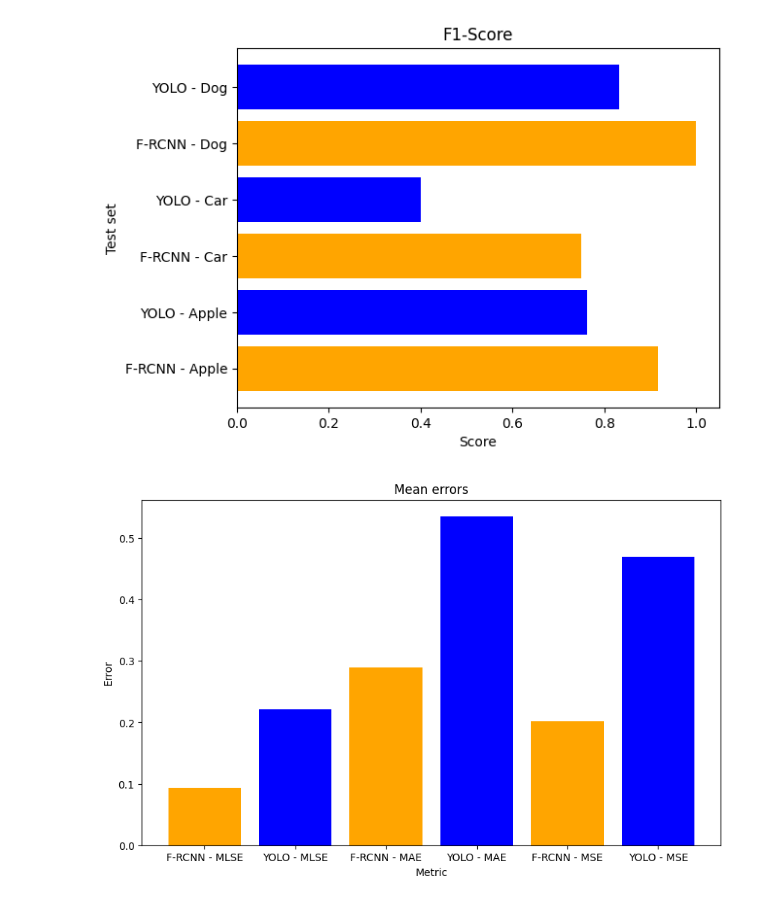
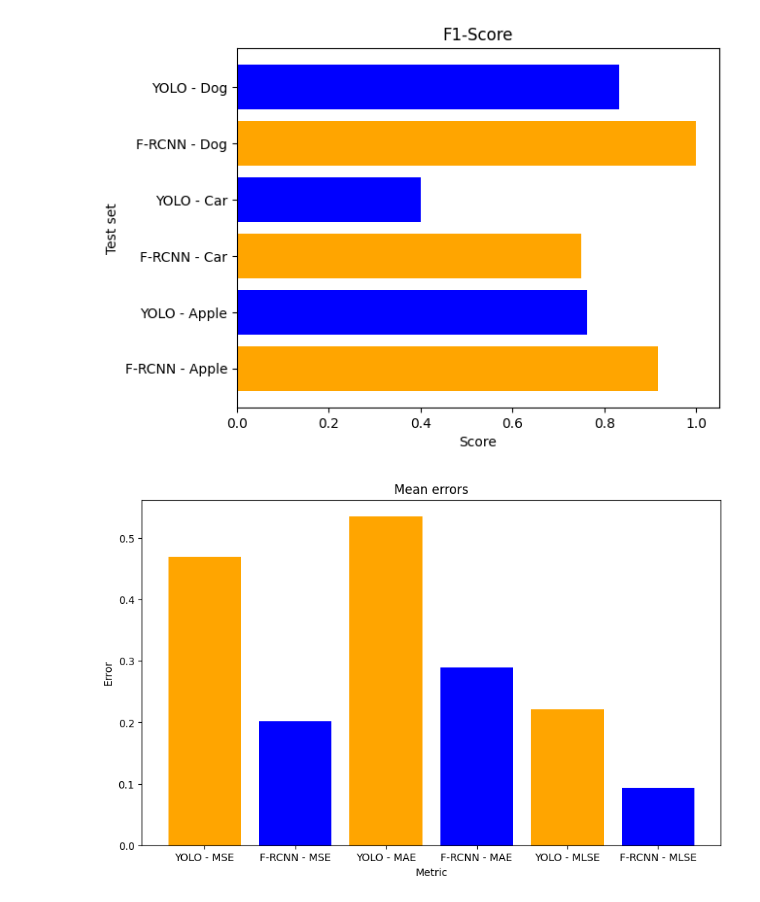
Before and after one commit to ivamorgra/MLE-G1, a Jupyter notebook: code/Results/Results.ipynb, the cells around one changed output. Cells and saved outputs as stored; diff of their text form; code cells hidden in the pictures.

```diff
--- a/code/Results/Results.ipynb
+++ b/code/Results/Results.ipynb
@@ -114,33 +111,33 @@ yolo_mean_mlse = mean(yolo_mlse)
 
 faster_rcnn_mse = [faster_rcnn_dog["mse"], faster_rcnn_car["mse"], faster_rcnn_apple["mse"]]
 faster_rcnn_mae = [faster_rcnn_dog["mae"], faster_rcnn_car["mae"], faster_rcnn_apple["mae"]]
 faster_rcnn_mlse = [faster_rcnn_dog["mlse"], faster_rcnn_car["mlse"], faster_rcnn_apple["mlse"]]
 faster_rcnn_mean_mse = mean(faster_rcnn_mse)
 faster_rcnn_mean_mae = mean(faster_rcnn_mae)
 faster_rcnn_mean_mlse = mean(faster_rcnn_mlse)
 
 values = [yolo_mean_mse, faster_rcnn_mean_mse, yolo_mean_mae, faster_rcnn_mean_mae, yolo_mean_mlse, faster_rcnn_mean_mlse]
-values.reverse()
+values
 
 # Your category names
 categories = ['YOLO - MSE', 'F-RCNN - MSE', 'YOLO - MAE', 'F-RCNN - MAE', 'YOLO - MLSE', 'F-RCNN - MLSE']
-categories.reverse()
+categories
 
 # Set colors for the top 3 and bottom 3
 colors = ['orange', 'blue'] * 3
 
 # Set the plot size (adjust the width and height as needed)
 fig, ax = plt.subplots(figsize=(10, 6))
 
 # Create the horizontal bar chart
 plt.bar(categories, values, color=colors)
 
 # Set labels and title
 plt.xlabel('Metric')
 plt.ylabel('Error')
 plt.title('Mean errors')
 
 # Show the plot
 plt.show()
 # %% [output]
-[figure, old version]
+[figure, new version]
```
Also changed, not shown: parts of 1 cell of this notebook, 2 other files.
